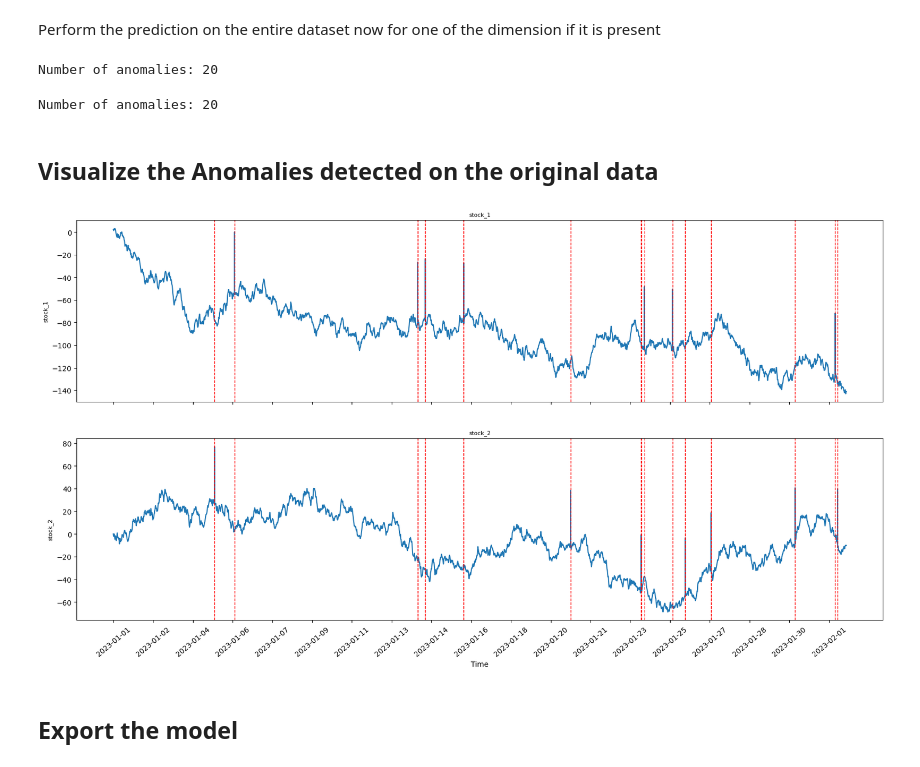
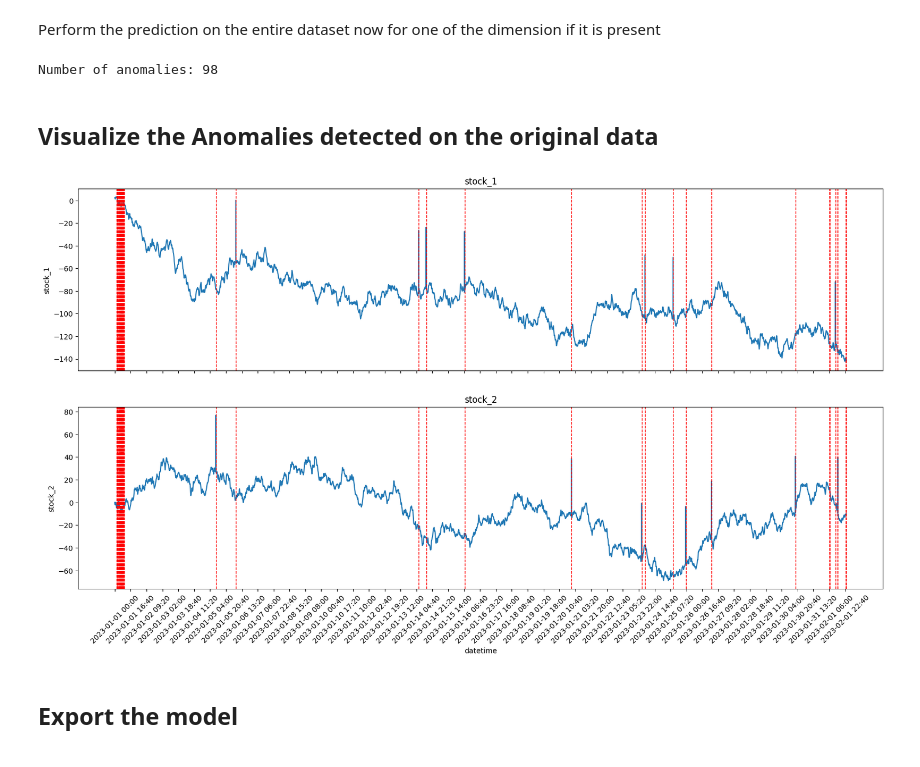
Before and after one commit to manojmanivannan/ML_PyTorch, a Jupyter notebook: anomaly_detection.ipynb, the cells around one changed output. Drawn from its saved outputs; the diff is of its cells as text; code cells hidden in the pictures.

```diff
--- a/anomaly_detection.ipynb
+++ b/anomaly_detection.ipynb
@@ -255,71 +236,28 @@ new_y_window_normalized = (new_y_window - overall_mean) / overall_std
 # Create DataLoader if needed
 new_dataset = TimeSeriesDataset(new_X_window_normalized, new_y_window_normalized,'All data', window_size=window_size, output_size=len(selected_columns))
 new_loader = DataLoader(new_dataset, batch_size=batch_size, shuffle=False)
-# %%
-model.eval()
-anomalies = []
-filt_reconstruction_errors = []
-
-for batch_idx, (X_batch, y_batch) in enumerate(new_loader):  # Replace val_loader with your test_loader if using new data
-    with torch.no_grad():
-        y_pred = sbs.predict(X_batch)
-        reconstruction_error = ((y_batch.cpu() - y_pred) ** 2).mean(dim=1).numpy()
-
-        filt_reconstruction_errors.extend(reconstruction_error)
-        batch_anomalies = reconstruction_error > threshold
-        anomalies.extend(batch_anomalies)
-
-filt_reconstruction_errors = np.array(filt_reconstruction_errors)
-anomalies = np.array(anomalies)
-num_anomalies = np.sum(anomalies)
-print(f"Number of anomalies: {num_anomalies}")
-# %% [output]
-Number of anomalies: 20
+# %%
+sbs.val_loader = new_loader
+sbs.construct_anomalies(percentile=99.5)
 # %%
-#Here we calculate the number of anomalies based on the pre-calculated Anomaly score (reconstruction_errors)
-anomalies_o = filt_reconstruction_errors > threshold
-num_anomalies_o = np.sum(anomalies_o)
-print(f"Number of anomalies: {num_anomalies_o}")
+#Here we calculate the number of anomalies
+print(f"Number of anomalies: {sbs.anomalies.sum()}")
 # %% [output]
-Number of anomalies: 20
+Number of anomalies: 98
 # %% [markdown]
 ## Visualize the Anomalies detected on the original data
-# %%
-
-import matplotlib.pyplot as plt
-
-# Prepare anomaly indices (same as previous examples)
-anomalous_indexes_val = np.where(anomalies_o)[0]
-original_anomalous_indexes = anomalous_indexes_val + window_size
-anomaly_times = df_ml.index[original_anomalous_indexes]
-
-# Metrics to be plotted
-metrics = selected_columns
-
-# Create subplots
-fig, axes = plt.subplots(len(metrics), 1, figsize=(20, 10), sharex=True)
-
-# Loop through metrics and plot
-for i, metric in enumerate(metrics):
-    axes[i].plot(df_ml.index, df_ml[metric], label=f'{metric} Data')
-    #axes[i].scatter(anomaly_times, pm_data[metric].iloc[original_anomalous_indexes], color='red', label='Anomaly')
-    axes[i].set_title(f'{metric}',fontsize=8)
-    axes[i].set_ylabel(metric ,fontsize=8)
-    for anomaly_time in anomaly_times:
-        axes[i].axvline(x=anomaly_time, color='red', linestyle='--', linewidth=1, label='Anomaly')
-    #axes[i].legend()
-
-
-# Label the shared x-axis
-axes[-1].set_xlabel('Time')
-ticks_to_use = df_ml.index[::500]  # Choose every 10th time point
-plt.xticks(ticks_to_use)
-plt.xticks(rotation=40)
-
-# Show plot
-plt.show()
-# %% [output]
-[figure, removed]
+# %%
+
+import matplotlib.pyplot as plt
+
+# Prepare anomaly indices (same as previous examples)
+anomalous_indexes_val = np.where(sbs.anomalies)[0]
+original_anomalous_indexes = anomalous_indexes_val + window_size
+anomaly_times = df_ml.index[original_anomalous_indexes]
+
+stacked_lines_plots_w_anomalies(df_ml, metrics=selected_columns, anomaly_indices=anomaly_times)
+# %% [output]
+[figure, added]
 # %% [markdown]
 ## Export the model
 # %%
```
Also changed, not shown: parts of 11 cells of this notebook, 4 other files.
